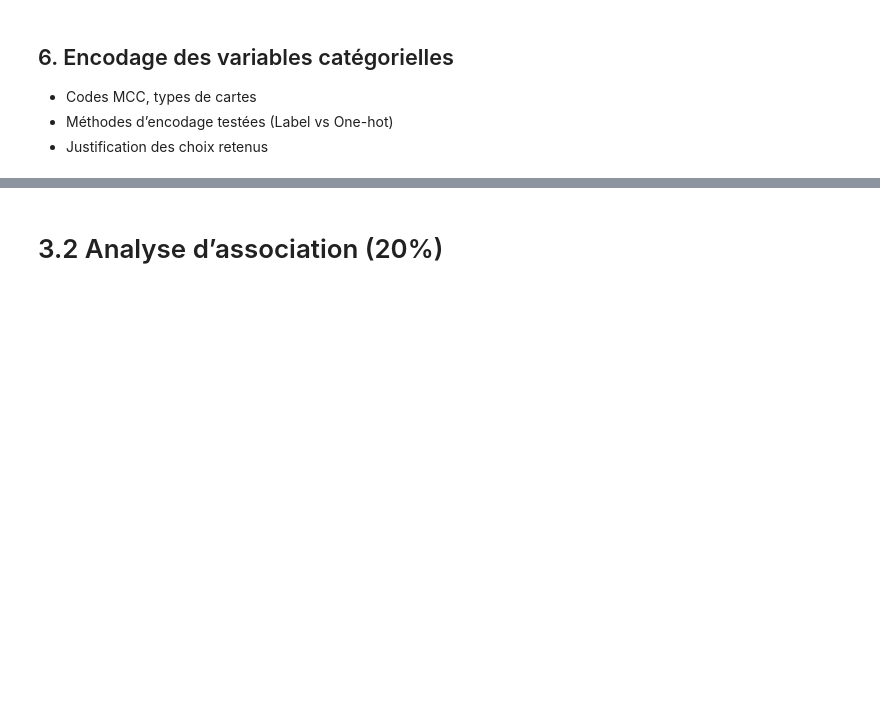
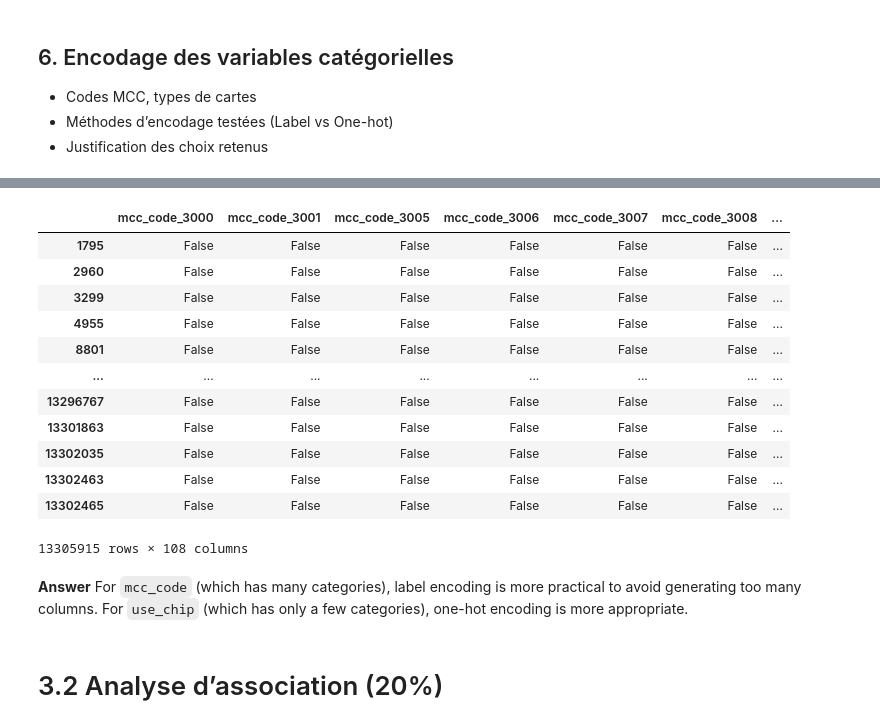
Before and after one commit to AnthonyGlaude/IFT599_TP1, a Jupyter notebook: plan_travail_IFT599_A25_TP1.ipynb, the cells around one changed output, grey strips where cells are left out. Saved outputs shown, nothing was run; the diff lists cells and outputs as text; code cells hidden in the pictures; blank space fills up the shorter version.

Commit message:
Add categorical encoding for use_chip (one-hot) and mcc_code (label)

```diff
--- a/plan_travail_IFT599_A25_TP1.ipynb
+++ b/plan_travail_IFT599_A25_TP1.ipynb
@@ -366,3 +414,24 @@ By day of the week, transaction volumes are fairly stable from Monday to Wednesd
+# %%
+mcc_code_onehot = pd.get_dummies(merged_df["mcc_code"], prefix="mcc_code", drop_first=True)
+mcc_code_onehot
+# %% [output]
+|  | mcc_code_3000 | mcc_code_3001 | mcc_code_3005 | mcc_code_3006 | mcc_code_3007 | mcc_code_3008 | ... |
+| 1795 | False | False | False | False | False | False | ... |
+| 2960 | False | False | False | False | False | False | ... |
+| 3299 | False | False | False | False | False | False | ... |
+| 4955 | False | False | False | False | False | False | ... |
+| 8801 | False | False | False | False | False | False | ... |
+| ... | ... | ... | ... | ... | ... | ... | ... |
+| 13296767 | False | False | False | False | False | False | ... |
+| 13301863 | False | False | False | False | False | False | ... |
+| 13302035 | False | False | False | False | False | False | ... |
+| 13302463 | False | False | False | False | False | False | ... |
+| 13302465 | False | False | False | False | False | False | ... |
+13305915 rows × 108 columns
+# %% [markdown]
+**Answer**
+For `mcc_code` (which has many categories), label encoding is more practical to avoid generating too many columns.
+For `use_chip` (which has only a few categories), one-hot encoding is more appropriate.
 # %% [markdown]
 # 3.2  Analyse d’association (20%)
 # %% [markdown]
```
Also changed, not shown: parts of 45 cells of this notebook.
